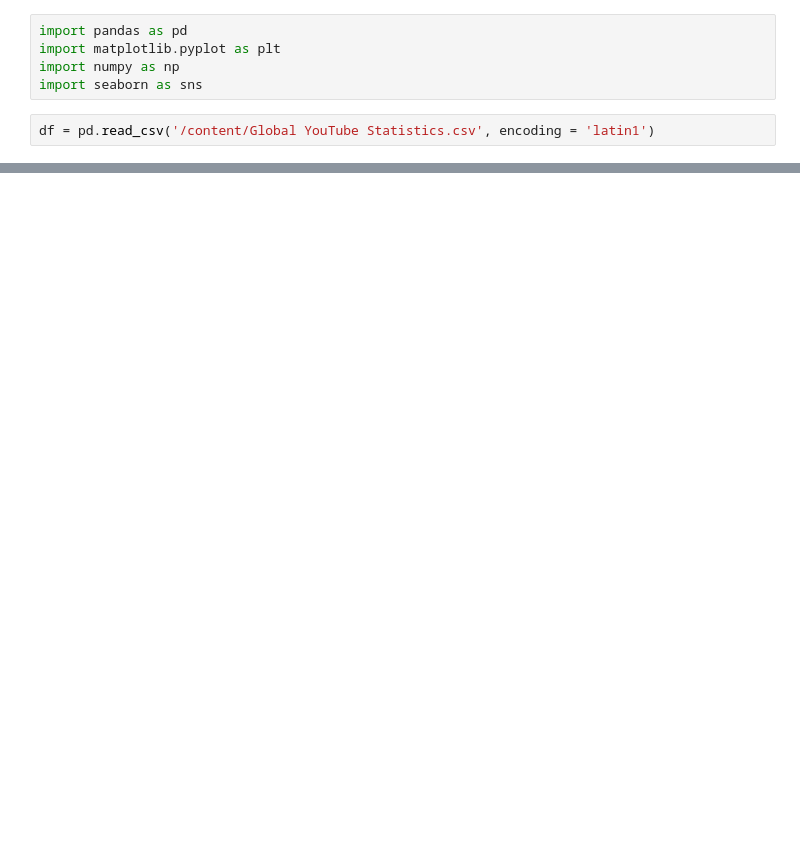
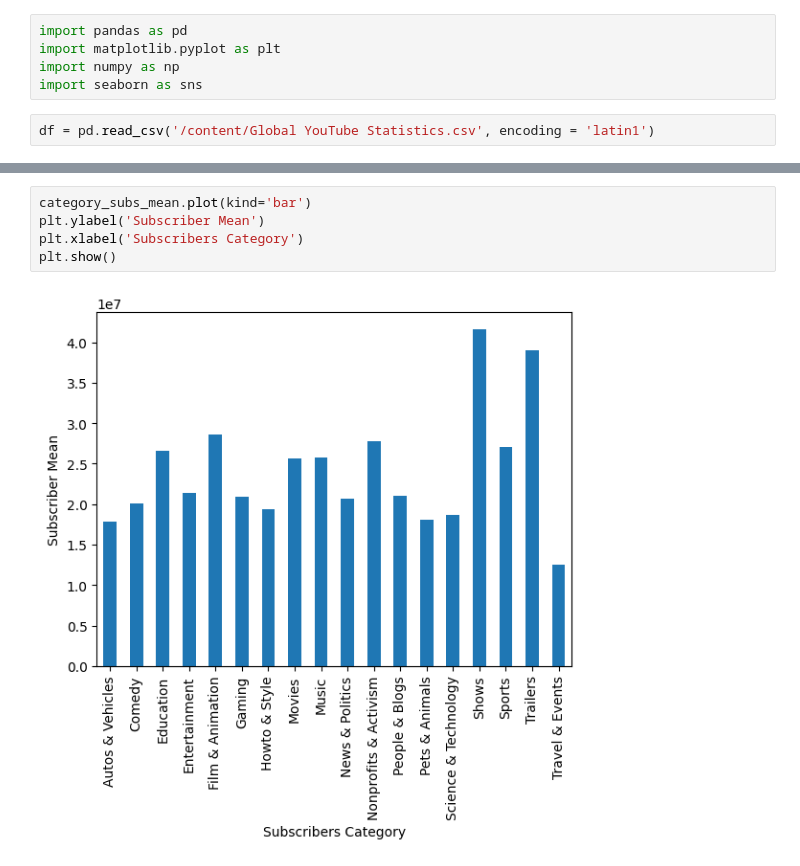
Before and after one commit to GitTanish/DataAnalysis, a Jupyter notebook: eda5.ipynb, the cells around one changed output, grey strips where cells are left out. Saved outputs shown, nothing was run; the diff lists cells and outputs as text; blank space fills up the shorter version.

```diff
--- a/eda5.ipynb
+++ b/eda5.ipynb
@@ -17,0 +159,7 @@ df.head()
+# %%
+category_subs_mean.plot(kind='bar')
+plt.ylabel('Subscriber Mean')
+plt.xlabel('Subscribers Category')
+plt.show()
+# %% [output]
+[figure, added]
```
Also changed, not shown: parts of 11 cells of this notebook.
